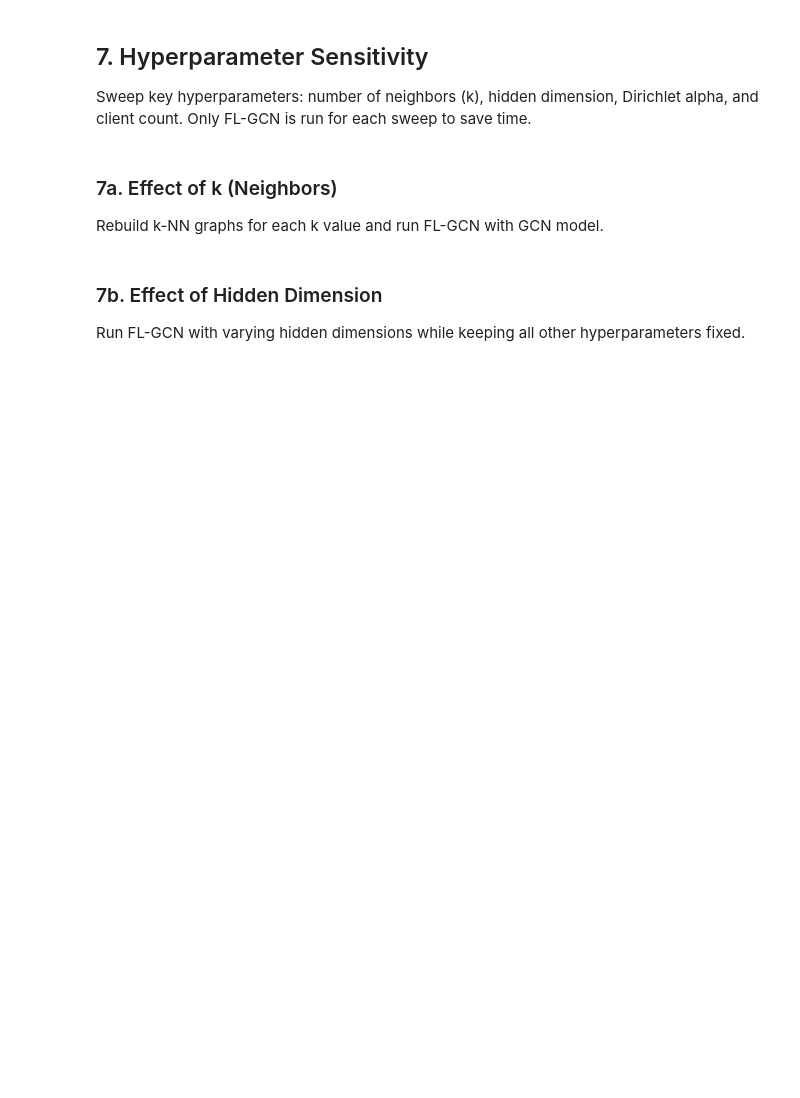
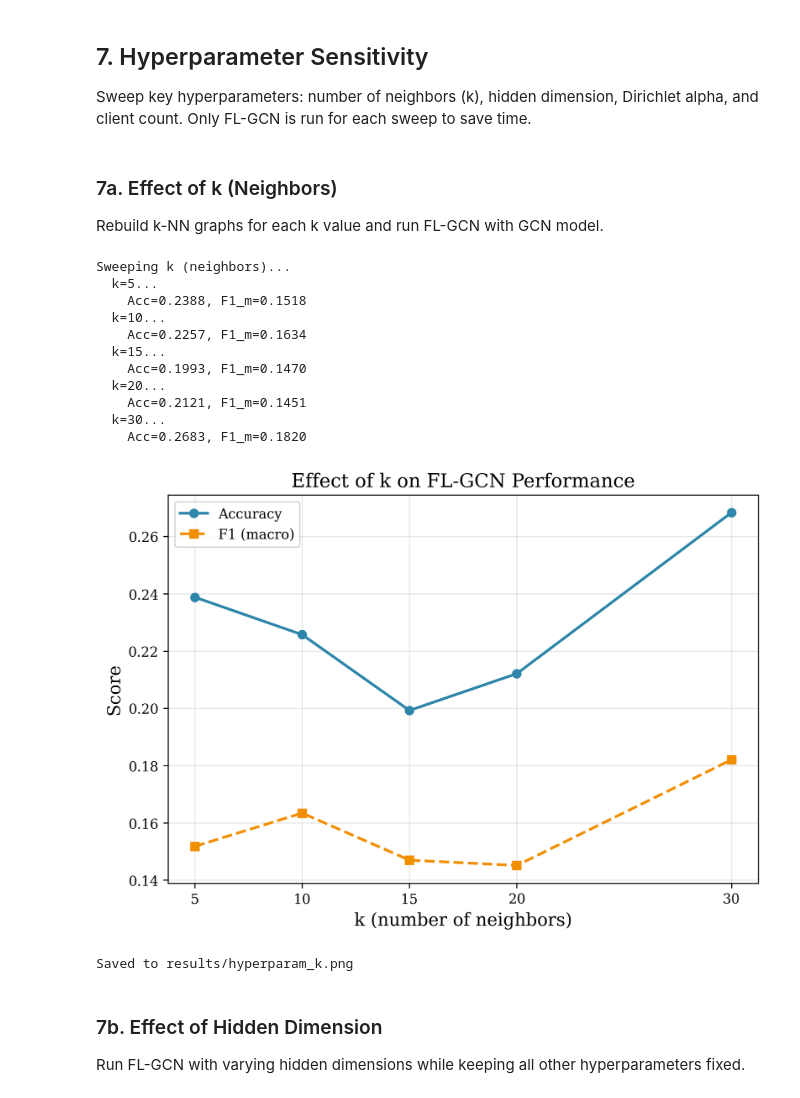
Before and after one commit to willtanoe/fl-gnn-ids-ciciot2023, a Jupyter notebook: notebooks/05_comprehensive_analysis.ipynb, the cells around one changed output. Drawn from its saved outputs; the diff is of its cells as text; code cells hidden in the pictures; blank space fills up the shorter version.

```diff
--- a/notebooks/05_comprehensive_analysis.ipynb
+++ b/notebooks/05_comprehensive_analysis.ipynb
@@ -135,10 +156,10 @@ def evaluate(model, data):
         pred = out.argmax(dim=1).cpu().numpy()
     return loss, pred
 
-def run_fl(model_fn, client_graphs, test_graph, num_rounds=10, local_epochs=3, lr=1e-3, wd=5e-4):
+def run_fl(model_fn, client_graphs, test_graph, num_rounds=10, local_epochs=3, lr=1e-3, wd=5e-4, hidden=256, dropout=0.3):
     in_dim = client_graphs[0]['X'].shape[1]
     n_classes = len(torch.unique(torch.cat([g['y'] for g in client_graphs])))
-    global_model = model_fn(in_dim, n_classes).to(device)
+    global_model = model_fn(in_dim, hidden, n_classes, dropout).to(device)
 
     for r in range(num_rounds):
         weights, ns = [], []
@@ -478,9 +578,9 @@ Rebuild k-NN graphs for each k value and run FL-GCN with GCN model.
 def build_graph(X_cpu, k, dev):
     n = len(X_cpu)
     k_use = min(k, n - 1)
-    nn = NearestNeighbors(n_neighbors=k_use, metric='cosine', algorithm='brute', n_jobs=-1)
-    nn.fit(X_cpu)
-    indices = nn.kneighbors(X_cpu, return_distance=False)
+    nbrs = NearestNeighbors(n_neighbors=k_use, metric='cosine', algorithm='brute', n_jobs=-1)
+    nbrs.fit(X_cpu)
+    indices = nbrs.kneighbors(X_cpu, return_distance=False)
     row = np.repeat(np.arange(n), k_use)
     col = indices.ravel()
     edge_index = np.stack([np.concatenate([row, col]), np.concatenate([col, row])], axis=0).astype(np.int64)
@@ -500,33 +600,47 @@ for k in k_values:
         ei = build_graph(Xc, k, device)
         rebuilt_clients.append({
             'X': torch.from_numpy(Xc).float().to(device),
             'y': torch.from_numpy(yc).long().to(device),
             'edge_index': ei
         })
     preds = run_fl(GCN, rebuilt_clients, test_graph)
     m = compute_metrics(test_graph['y'].cpu().numpy(), preds)
     k_results['k'].append(k)
     acc_k = m['accuracy']
     f1_k = m['f1_m']
     k_results['accuracy'].append(acc_k)
     k_results['f1_m'].append(f1_k)
     print(f'    Acc={acc_k:.4f}, F1_m={f1_k:.4f}')
     del rebuilt_clients
     torch.cuda.empty_cache()
 
 fig, ax1 = plt.subplots(figsize=(7, 5))
 ax1.plot(k_results['k'], k_results['accuracy'], 'o-', label='Accuracy', color='#2e86ab', linewidth=2)
 ax1.plot(k_results['k'], k_results['f1_m'], 's--', label='F1 (macro)', color='#f18f01', linewidth=2)
 ax1.set_xlabel('k (number of neighbors)')
 ax1.set_ylabel('Score')
 ax1.set_title('Effect of k on FL-GCN Performance')
 ax1.legend()
 ax1.grid(alpha=0.3)
 ax1.set_xticks(k_values)
 plt.tight_layout()
 plt.savefig(RESULTS / 'hyperparam_k.png')
 plt.show()
 print('Saved to results/hyperparam_k.png')
+# %% [output]
+Sweeping k (neighbors)...
+  k=5...
+    Acc=0.2388, F1_m=0.1518
+  k=10...
+    Acc=0.2257, F1_m=0.1634
+  k=15...
+    Acc=0.1993, F1_m=0.1470
+  k=20...
+    Acc=0.2121, F1_m=0.1451
+  k=30...
+    Acc=0.2683, F1_m=0.1820
+[figure, added]
+Saved to results/hyperparam_k.png
 # %% [markdown]
 ### 7b. Effect of Hidden Dimension
 
```
Also changed, not shown: parts of 15 cells of this notebook, 14 other files.
